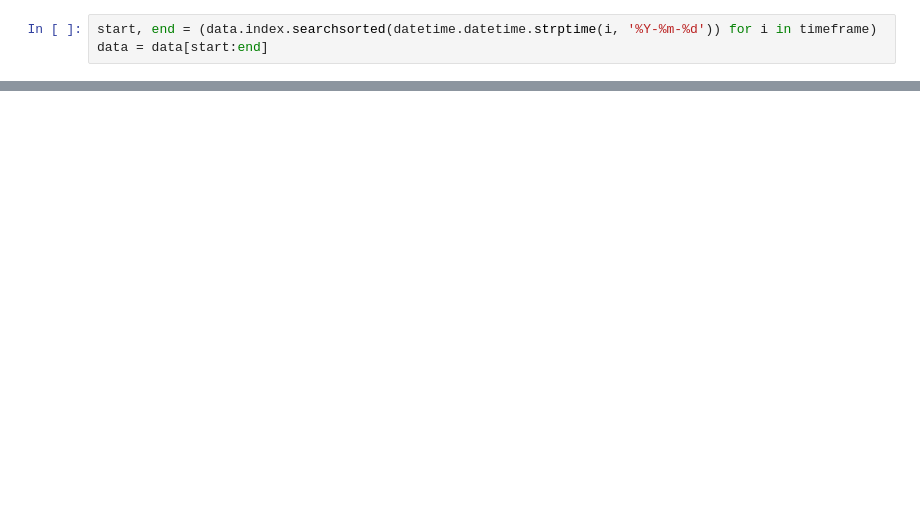
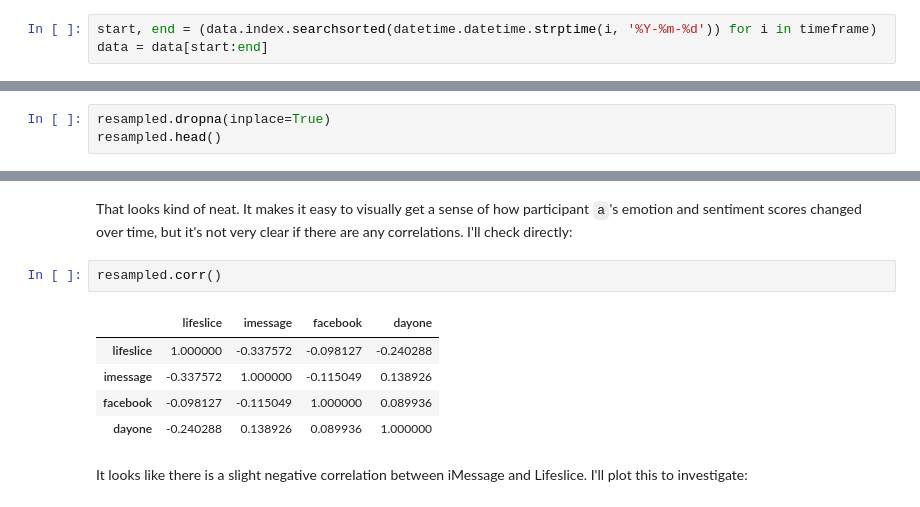
Before and after one commit to cjroth/chronist, a Jupyter notebook: analysis/comparative.ipynb, the cells around one changed output, grey strips where cells are left out. Drawn from its saved outputs; the diff is of its cells as text; blank space fills up the shorter version.

```diff
--- a/analysis/comparative.ipynb
+++ b/analysis/comparative.ipynb
@@ -51,0 +179,3 @@ resampled = data.resample('1d').mean().fillna(data.mean()).rolling(rolling_mean_
+# %%
+resampled.dropna(inplace=True)
+resampled.head()
@@ -89,0 +277,12 @@ py.plotly.iplot(fig, filename='chronist-scatterplot-matrix')
+# %% [markdown]
+That looks kind of neat. It makes it easy to visually get a sense of how participant `a`'s emotion and sentiment scores changed over time, but it's not very clear if there are any correlations. I'll check directly:
+# %%
+resampled.corr()
+# %% [output]
+|  | lifeslice | imessage | facebook | dayone |
+| lifeslice | 1.000000 | -0.337572 | -0.098127 | -0.240288 |
+| imessage | -0.337572 | 1.000000 | -0.115049 | 0.138926 |
+| facebook | -0.098127 | -0.115049 | 1.000000 | 0.089936 |
+| dayone | -0.240288 | 0.138926 | 0.089936 | 1.000000 |
+# %% [markdown]
+It looks like there is a slight negative correlation between iMessage and Lifeslice. I'll plot this to investigate:
```
Also changed, not shown: parts of 48 cells of this notebook, 4 other files.
